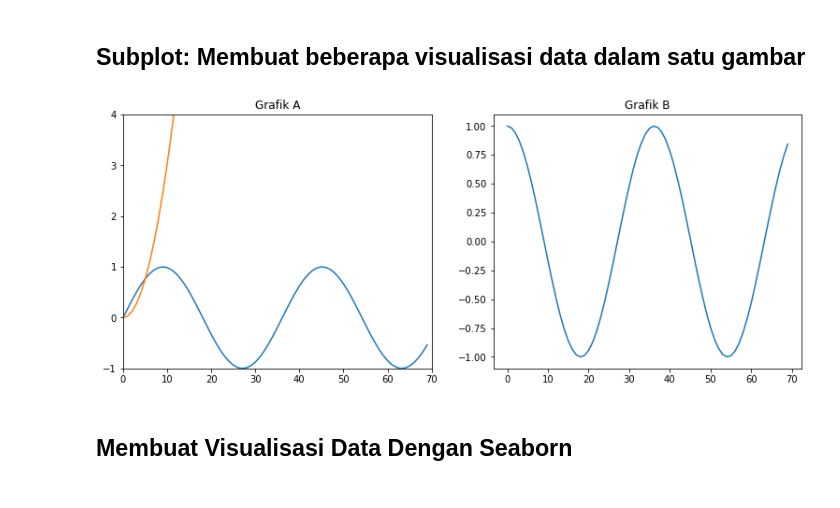
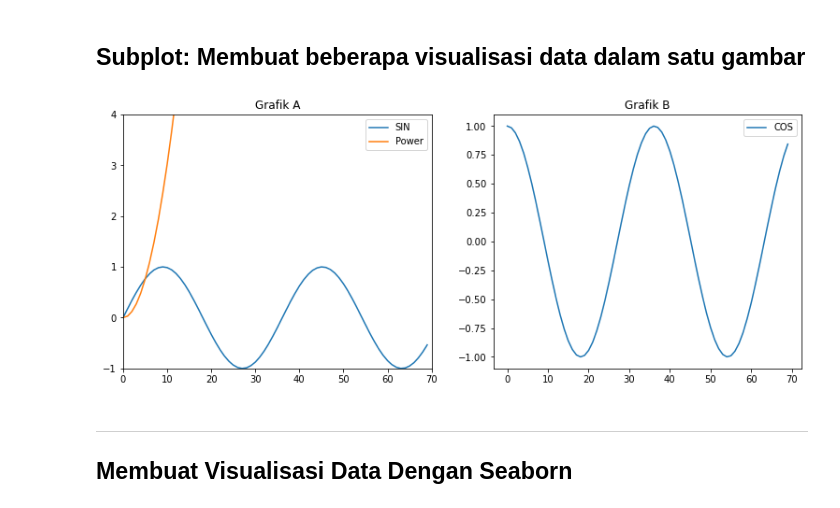
Before and after one commit to rasyidev/devalopa-class, a Jupyter notebook: Minggu-4/Visualisasi Data.ipynb, the cells around one changed output. Drawn from its saved outputs; the diff is of its cells as text; code cells hidden in the pictures.

```diff
--- a/Minggu-4/Visualisasi Data.ipynb
+++ b/Minggu-4/Visualisasi Data.ipynb
@@ -73,17 +73,23 @@ plt.show()
 ## Subplot: Membuat beberapa visualisasi data dalam satu gambar
 # %%
 # Membuat subplot yang berisi 1 baris dan 2 kolom
+# figure: gambar
+# axis: koordinat
+
 figure, axis = plt.subplots(nrows=1, ncols=2, figsize=(13,5))
 axis[0].plot(np.sin(x), label="SIN")
-axis[0].plot(x**2)
+axis[0].plot(x**2, label="Power")
 axis[0].set_xlim(0,70)
 axis[0].set_ylim(-1,4)
 axis[0].set_title("Grafik A")
+axis[0].legend(loc="upper right")
 
 axis[1].plot(np.cos(x), label="COS")
 axis[1].set_title("Grafik B")
+axis[1].legend(loc="upper right")
 plt.show()
 # %% [output]
-[figure, old version]
+[figure, new version]
 # %% [markdown]
+---
 ## Membuat Visualisasi Data Dengan Seaborn
```
Also changed, not shown: parts of 8 cells of this notebook.
